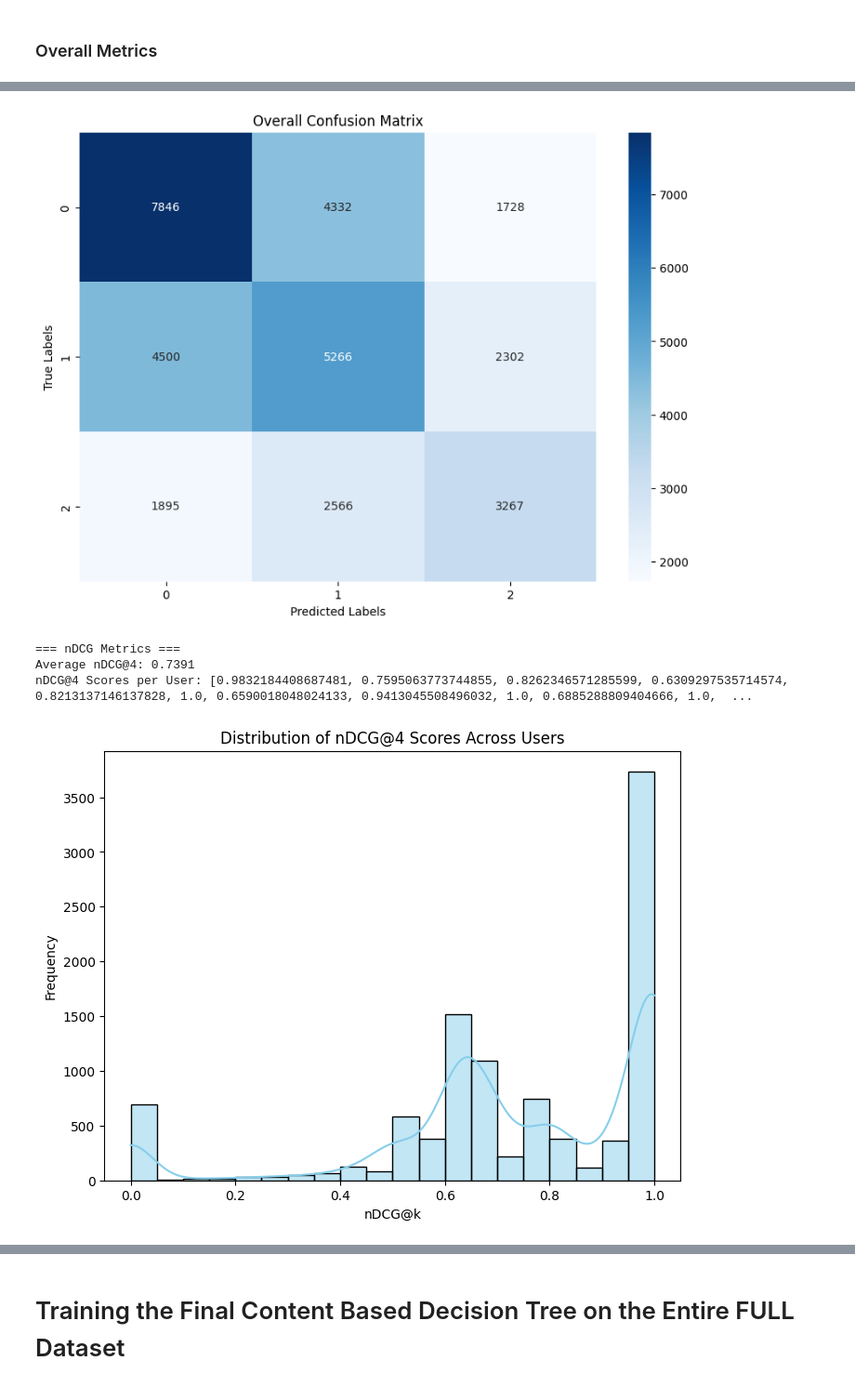
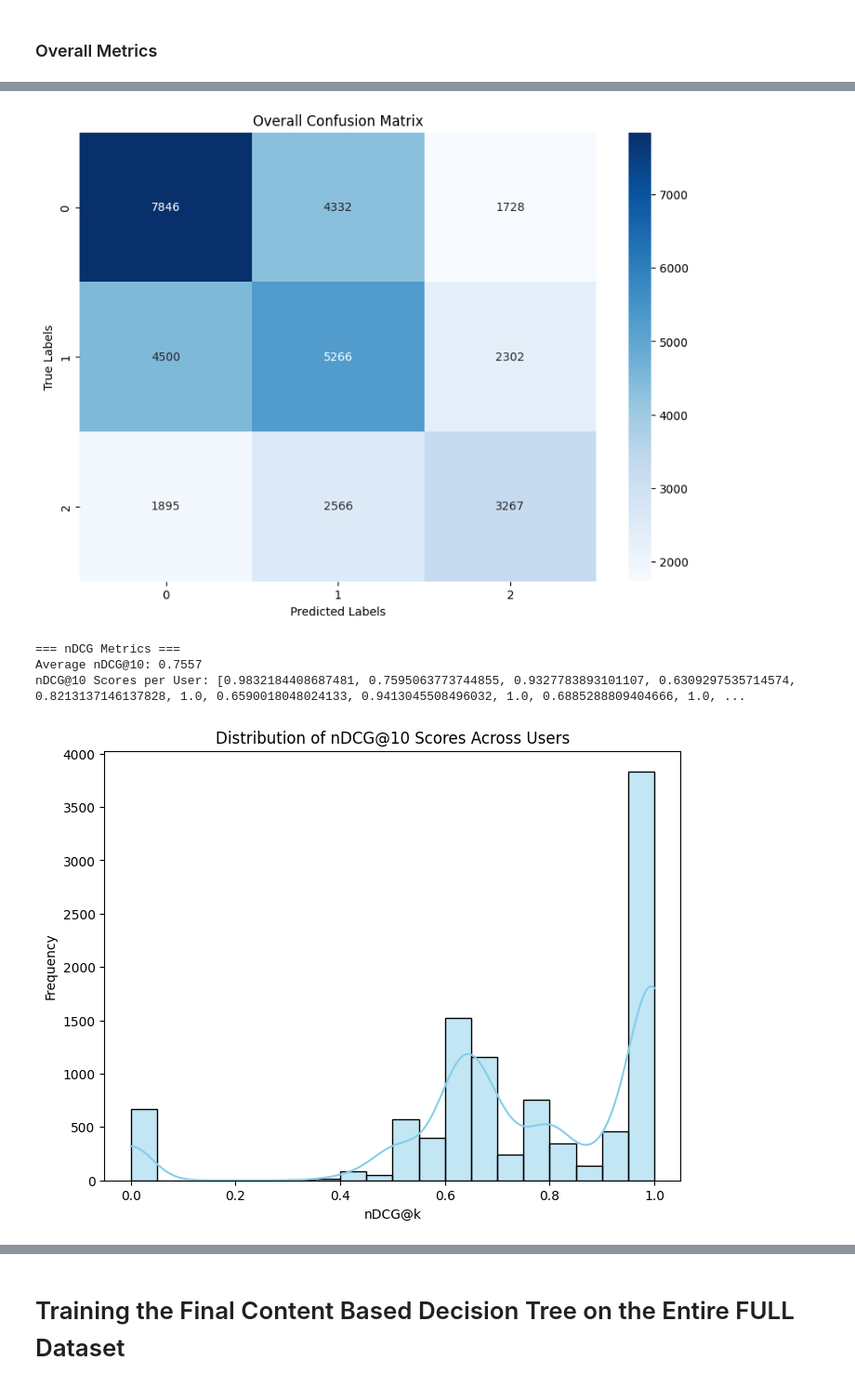
Before and after one commit to NikiLalev/rs_project_group12, a Jupyter notebook: experiments/final_individual_recsys_joao.ipynb, the cells around one changed output, grey strips where cells are left out. Shown at 93% size. Cells and saved outputs as stored; diff of their text form; code cells hidden in the pictures.

```diff
--- a/experiments/final_individual_recsys_joao.ipynb
+++ b/experiments/final_individual_recsys_joao.ipynb
@@ -831,7 +831,7 @@ else:
     ndcg_scores = []
 
     # Determine k (ensure it's defined)
-    k = 4  # Set k as needed
+    k = 10  # Set k as needed
 
     # Determine all unique classes across all users
     all_classes = set()
@@ -938,16 +938,16 @@ Average nDCG@4: 0.7391
 
 Confusion Matrix:
 [[7846 4332 1728]
  [4500 5266 2302]
  [1895 2566 3267]]
 
 ... (6 lines left out)
 
     accuracy                           0.49     33702
    macro avg       0.48      0.47      0.48     33702
 weighted avg       0.49      0.49      0.49     33702
 [figure]
 === nDCG Metrics ===
-Average nDCG@4: 0.7391
-nDCG@4 Scores per User: [0.9832184408687481, 0.7595063773744855, 0.8262346571285599, 0.6309297535714574, 0.8213137146137828, 1.0, 0.6590018048024133, 0.9413045508496032, 1.0, 0.6885288809404666, 1.0,  ...
+Average nDCG@10: 0.7557
+nDCG@10 Scores per User: [0.9832184408687481, 0.7595063773744855, 0.9327783893101107, 0.6309297535714574, 0.8213137146137828, 1.0, 0.6590018048024133, 0.9413045508496032, 1.0, 0.6885288809404666, 1.0, ...
-[figure, old version]
+[figure, new version]
```
Also changed, not shown: parts of 3 cells of this notebook, 2 other files.
